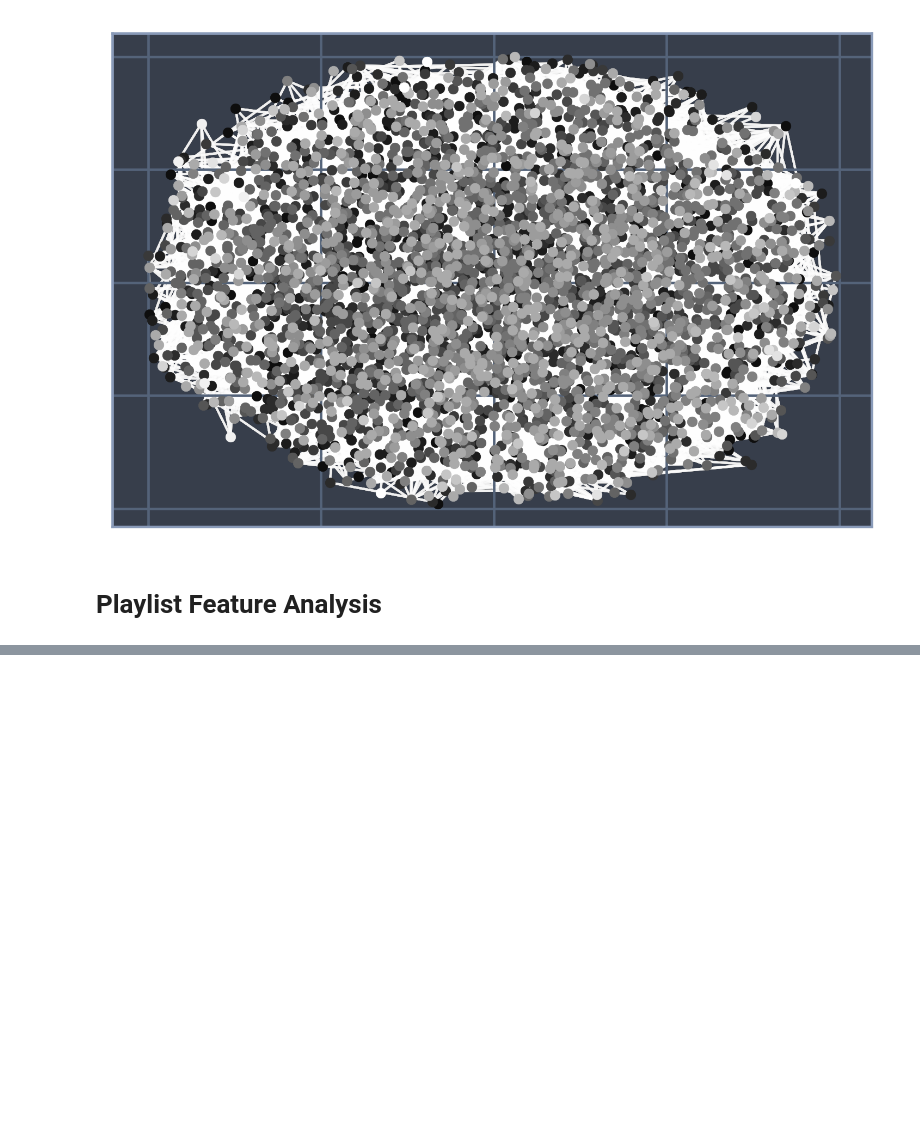
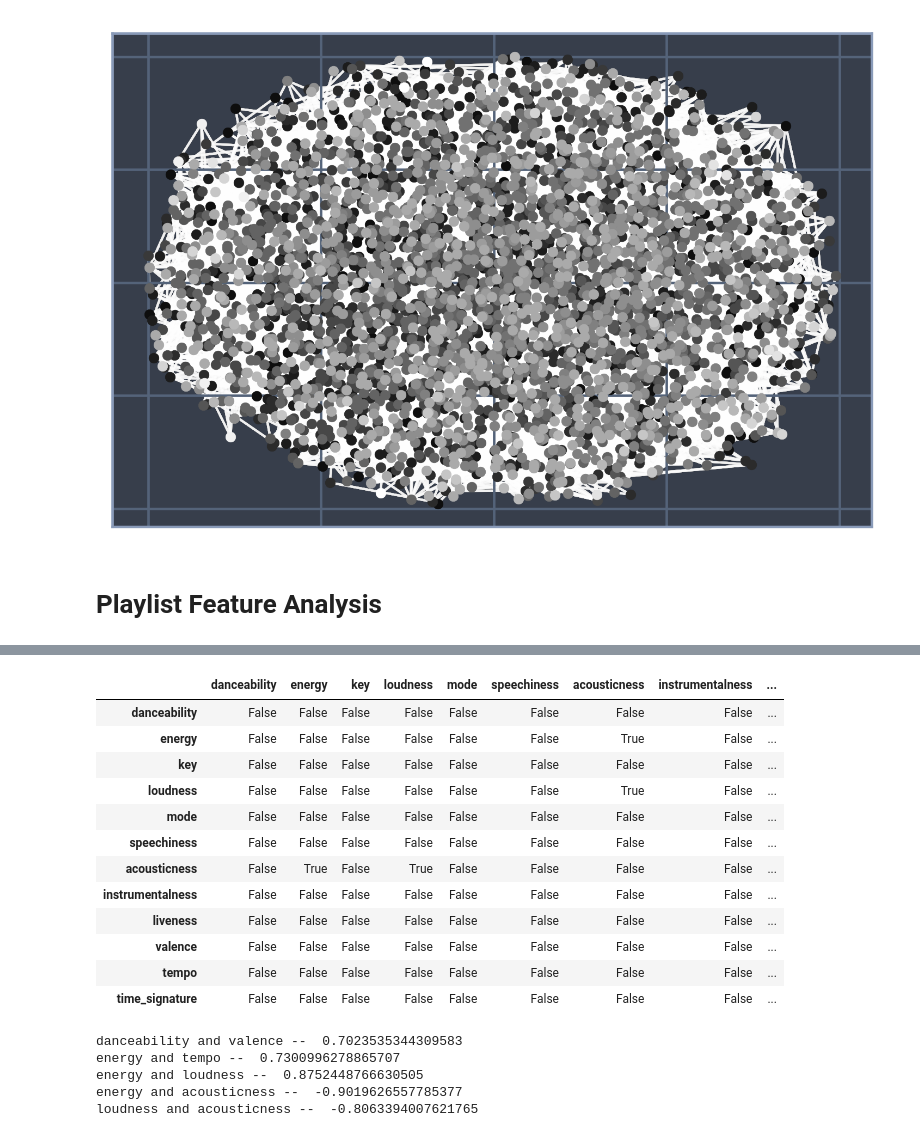
Before and after one commit to sofielange98/every-noise-network-analysis, a Jupyter notebook: Sub-genre Analysis.ipynb, the cells around one changed output, grey strips where cells are left out. Cells and saved outputs as stored; diff of their text form; code cells hidden in the pictures; blank space fills up the shorter version.

```diff
--- a/Sub-genre Analysis.ipynb
+++ b/Sub-genre Analysis.ipynb
@@ -179,0 +196,29 @@ print(corr['acousticness']['valence'])
+# %%
+corr <= -0.7
+# %% [output]
+|  | danceability | energy | key | loudness | mode | speechiness | acousticness | instrumentalness | ... |
+| danceability | False | False | False | False | False | False | False | False | ... |
+| energy | False | False | False | False | False | False | True | False | ... |
+| key | False | False | False | False | False | False | False | False | ... |
+| loudness | False | False | False | False | False | False | True | False | ... |
+| mode | False | False | False | False | False | False | False | False | ... |
+| speechiness | False | False | False | False | False | False | False | False | ... |
+| acousticness | False | True | False | True | False | False | False | False | ... |
+| instrumentalness | False | False | False | False | False | False | False | False | ... |
+| liveness | False | False | False | False | False | False | False | False | ... |
+| valence | False | False | False | False | False | False | False | False | ... |
+| tempo | False | False | False | False | False | False | False | False | ... |
+| time_signature | False | False | False | False | False | False | False | False | ... |
+# %%
+print('danceability and valence -- ' ,corr['danceability']['valence'])
+print('energy and tempo -- ',corr['energy']['tempo'])
+print('energy and loudness -- ',corr['energy']['loudness'])
+
+print('energy and acousticness -- ',corr['energy']['acousticness'])
+print('loudness and acousticness -- ',corr['loudness']['acousticness'])
+# %% [output]
+danceability and valence --  0.7023535344309583
+energy and tempo --  0.7300996278865707
+energy and loudness --  0.8752448766630505
+energy and acousticness --  -0.9019626557785377
+loudness and acousticness --  -0.8063394007621765
```
Also changed, not shown: parts of 10 cells of this notebook, 2 other files.
